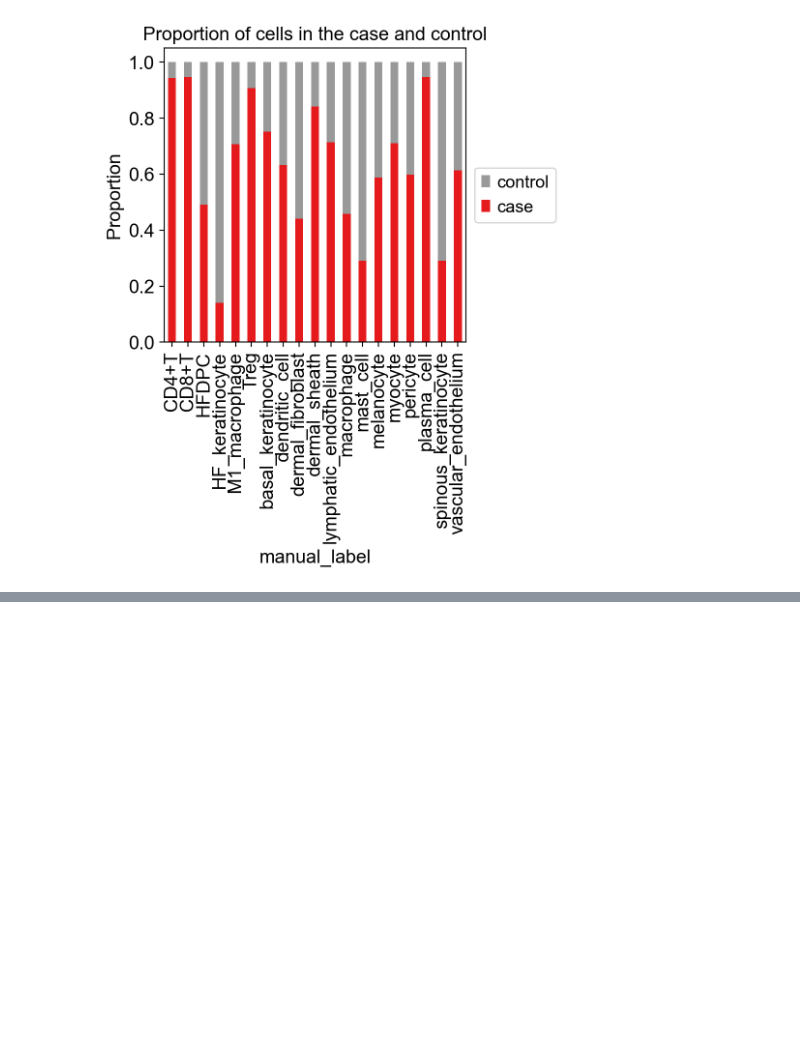
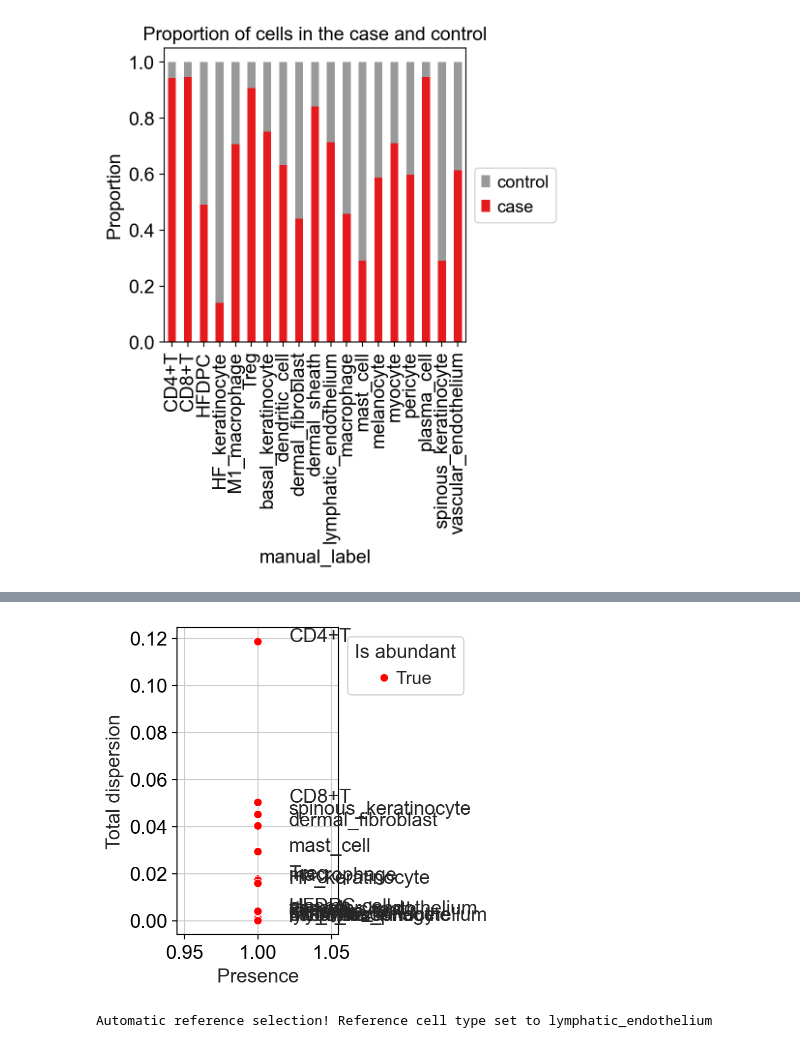
Before and after one commit to chira-ploy/singlecells-DataPlayground, a Jupyter notebook: alopecia_areata/alopecia_areata_analysis.ipynb, the cells around one changed output, grey strips where cells are left out. Cells and saved outputs as stored; diff of their text form; code cells hidden in the pictures; blank space fills up the shorter version.

Commit message:
compositional analysis using scCODA

```diff
--- a/alopecia_areata/alopecia_areata_analysis.ipynb
+++ b/alopecia_areata/alopecia_areata_analysis.ipynb
@@ -365,0 +419,14 @@ plt.show()
+# %%
+#Finding a reference cell type
+#Cell types that have a higher presence than a certain threshold (default 0.9) are suitable candidates for the reference and thus colored.
+viz.rel_abundance_dispersion_plot(
+    data=sccoda_data,
+    abundant_threshold=0.9
+)
+plt.show()
+# %% [output]
+[figure, added]
+# %%
+model = mod.CompositionalAnalysis(sccoda_data, formula="hair", reference_cell_type="automatic")
+# %% [output]
+Automatic reference selection! Reference cell type set to lymphatic_endothelium
```
Also changed, not shown: parts of 16 cells of this notebook.
